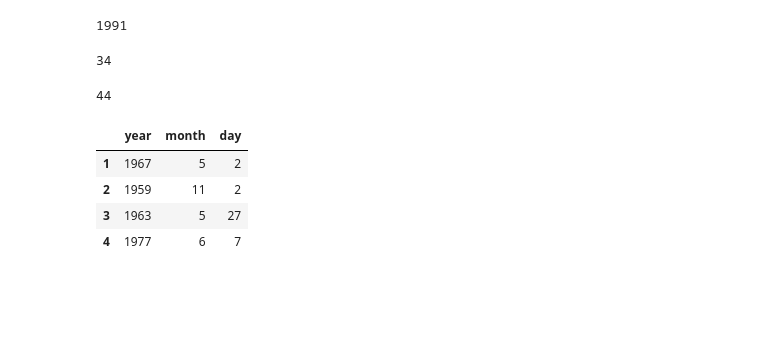
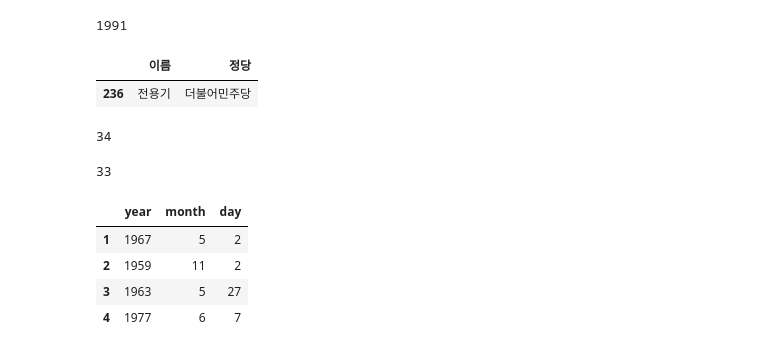
Before and after one commit to mysoyul/Python_Scraping_Analysis_202407, a Jupyter notebook: 05.국회의원현황-개정판.ipynb, the cells around one changed output. Saved outputs shown, nothing was run; the diff lists cells and outputs as text; code cells hidden in the pictures; blank space fills up the shorter version.

```diff
--- a/05.국회의원현황-개정판.ipynb
+++ b/05.국회의원현황-개정판.ipynb
@@ -253,6 +245,14 @@ Name: count, Length: 255, dtype: int64
 # %%
 #당선횟수2 컬럼을 새로 추가
 #재선(20대,21대) -> 재선
+print(type(member_df['당선횟수']))
+print(type(member_df['당선횟수'].str))
+#Series객체를 StringMethods 객체로 변환(문자열 슬라이싱을 하기 위해서)
+temp_str = member_df['당선횟수'].str
+#2글자 슬라이싱한 값을 당선횟수2 라는 컬럼으로 저장
+member_df['당선횟수2'] = temp_str[:2]
+
+member_df.loc[0:3,['당선횟수','당선횟수2']]
 # %% [output]
 <class 'pandas.core.series.Series'>
 <class 'pandas.core.strings.accessor.StringMethods'>
@@ -367,6 +377,10 @@ member_df['year'].max()
 1991
 # %%
 #가장 나이가 어린 사람은?
+member_df.loc[member_df['year'] == member_df['year'].max(),['이름','정당']]
+# %% [output]
+|  | 이름 | 정당 |
+| 236 | 전용기 | 더불어민주당 |
 # %%
 #나이를 계산하는 함수 정의하기
 from datetime import date
@@ -382,9 +396,9 @@ calc_age(date(1990,4,1))
 # %% [output]
 34
 # %%
-calc_age(date(1980,1,17))
+calc_age(date(1990,11,17))
 # %% [output]
-44
+33
 # %%
 member_df.loc[0:4,['year','month','day']]
 # %% [output]
```
Also changed, not shown: parts of 16 cells of this notebook, 3 other files.
